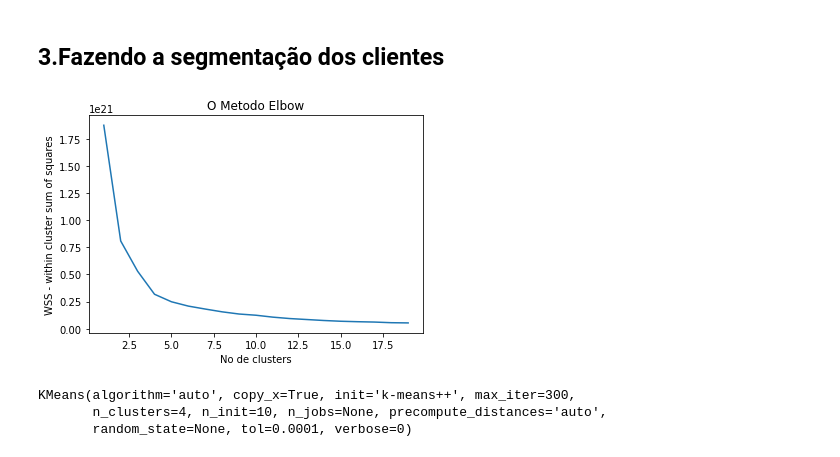
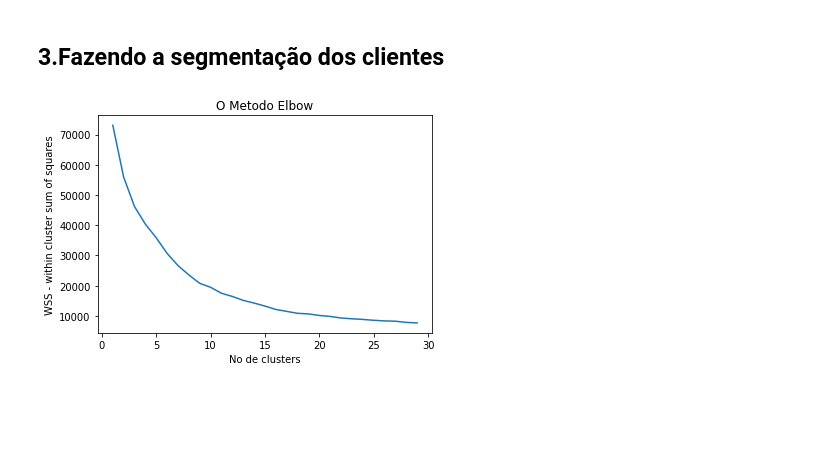
Before and after one commit to bartiralira/bootcampIA, a Jupyter notebook: BootCamp1.ipynb, the cells around one changed output. Cells and saved outputs as stored; diff of their text form; code cells hidden in the pictures; blank space fills up the shorter version.

```diff
--- a/BootCamp1.ipynb
+++ b/BootCamp1.ipynb
@@ -373,0 +477,3 @@ dfx = df[["titulosEmAberto",
+# %%
+dfx=df2.drop("cnpjSemTraco",1)
+dfx=dfx.drop("numero_solicitacao",1)
@@ -420,28 +577,35 @@ memory usage: 824.8 KB
 X=dfx.copy()
 X=X.drop("definicaoRisco",1)
 Y=dfx[["definicaoRisco"]]
+# %%
+#normaliza o dado pois o k-means eh sensivel a outlier
+from sklearn.preprocessing import StandardScaler, MinMaxScaler
+
+X_norm = StandardScaler().fit_transform(X)
+# %%
+#Transforma o dado normalizando em dataframe
+
+dtaux = pd.DataFrame(X_norm)
+dtaux
 # %%
 #Método Elbow para encontrar o melhor valor de k
 inertias =[]
-for i in range(1, 20):
-    kmeans = KMeans(n_clusters = i).fit(dfx)
+for i in range(1, 30):
+    kmeans = KMeans(n_clusters = i,max_iter=100).fit(dtaux)
     #somatório dos erros quadráticos das instâncias de cada cluster
     inertias.append(kmeans.inertia_)
 # %%
 plt.figure(1)
-plt.plot(range(1, 20), inertias)
+plt.plot(range(1, 30), inertias)
 plt.title('O Metodo Elbow')
 plt.xlabel('No de clusters')
 plt.ylabel('WSS - within cluster sum of squares')
 plt.show()
 # %% [output]
-[figure, old version]
+[figure, new version]
 # %%
-#O melhor k é igual a 3 (logo 3 clusters)
-kmeans3 =KMeans(n_clusters=4)
-kmeans3.fit(dfx)
+#O melhor k é igual a 4
+clt =KMeans(n_clusters=4, random_state=0)
+#kmeans4.fit(dfx)
+model= clt.fit(X_norm)
-# %% [output]
-KMeans(algorithm='auto', copy_x=True, init='k-means++', max_iter=300,
-       n_clusters=4, n_init=10, n_jobs=None, precompute_distances='auto',
-       random_state=None, tol=0.0001, verbose=0)
 # %%
```
Also changed, not shown: parts of 49 cells of this notebook.
